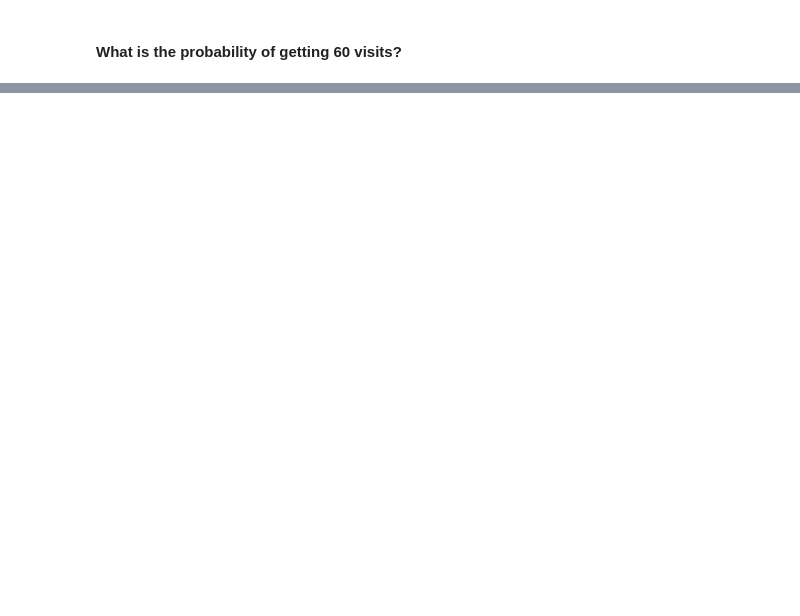
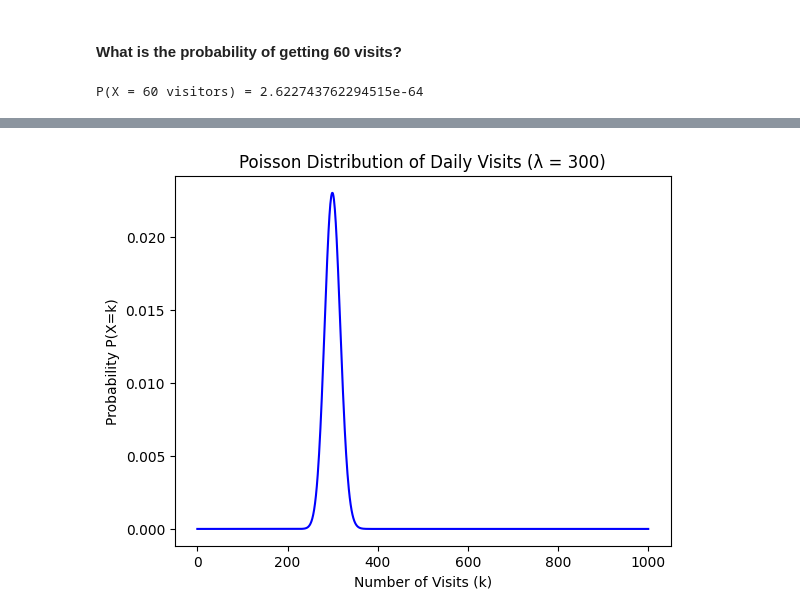
Before and after one commit to chandlershortlidge/lab-probability-distribution-challenges, a Jupyter notebook: your-code/main.ipynb, the cells around one changed output, grey strips where cells are left out. Drawn from its saved outputs; the diff is of its cells as text; code cells hidden in the pictures; blank space fills up the shorter version.

```diff
--- a/your-code/main.ipynb
+++ b/your-code/main.ipynb
@@ -52,3 +109,13 @@ Before your start:
+# %%
+from scipy.stats import poisson
+
+lmbda = 300
+k = 60
+
+p_60 = poisson.pmf(k, lmbda)
+print("P(X = 60 visitors) =", p_60)
+# %% [output]
+P(X = 60 visitors) = 2.622743762294515e-64
 # %% [markdown]
 #### Plot the distribution of the probability for getting 0-1000 visits.
 
@@ -63,0 +129,19 @@ Before your start:
+# %%
+# Parameters
+lmbda = 300
+max_visits = 1000
+
+# Values of k
+k_values = list(range(max_visits+1))
+
+# Use scipy's poisson.pmf
+poisson_probs = poisson.pmf(k_values, lmbda)
+
+# Plot
+plt.plot(k_values, poisson_probs, color="blue")
+plt.xlabel("Number of Visits (k)")
+plt.ylabel("Probability P(X=k)")
+plt.title("Poisson Distribution of Daily Visits (λ = 300)")
+plt.show()
+# %% [output]
+[figure, added]
```
Also changed, not shown: parts of 14 cells of this notebook.
